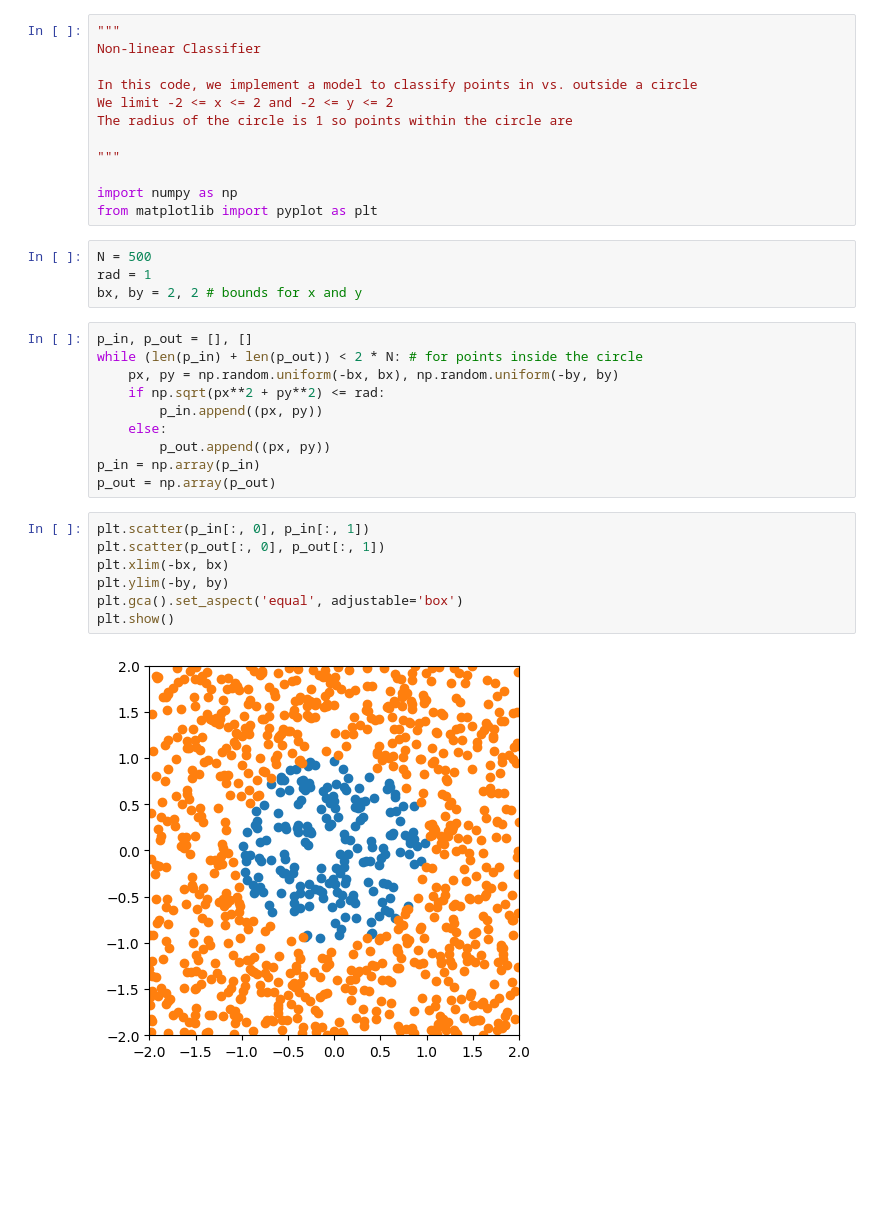
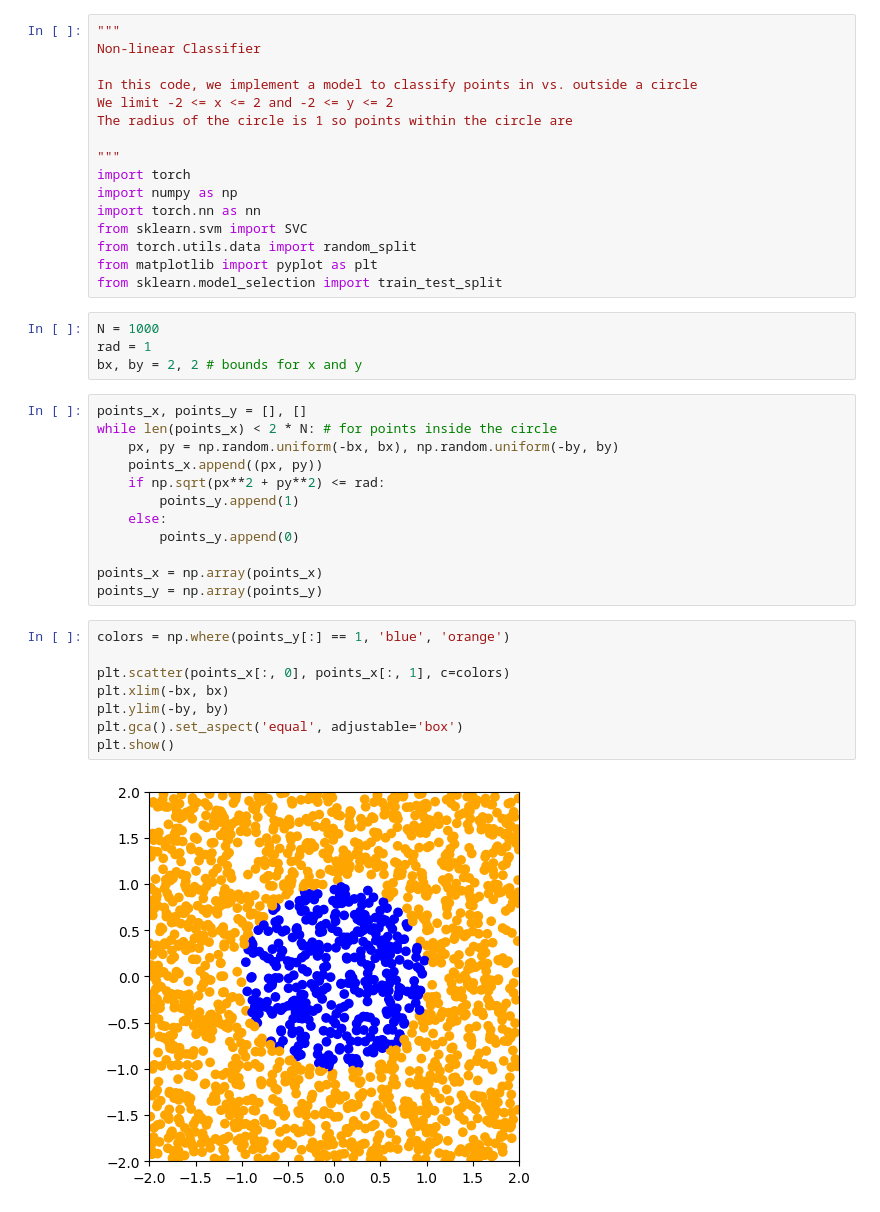
Before and after one commit to gauravd12345/ml_proj, a Jupyter notebook: non_linear_classifier/main.ipynb, the cells around one changed output. Saved outputs shown, nothing was run; the diff lists cells and outputs as text; blank space fills up the shorter version.

```diff
--- a/non_linear_classifier/main.ipynb
+++ b/non_linear_classifier/main.ipynb
@@ -7,29 +7,36 @@ We limit -2 <= x <= 2 and -2 <= y <= 2
 The radius of the circle is 1 so points within the circle are
 
 """
-
+import torch
 import numpy as np
+import torch.nn as nn
+from sklearn.svm import SVC
+from torch.utils.data import random_split
 from matplotlib import pyplot as plt
+from sklearn.model_selection import train_test_split
 # %%
-N = 500
+N = 1000
 rad = 1
 bx, by = 2, 2 # bounds for x and y
 # %%
-p_in, p_out = [], []
-while (len(p_in) + len(p_out)) < 2 * N: # for points inside the circle
+points_x, points_y = [], []
+while len(points_x) < 2 * N: # for points inside the circle
     px, py = np.random.uniform(-bx, bx), np.random.uniform(-by, by)
+    points_x.append((px, py))
     if np.sqrt(px**2 + py**2) <= rad:
-        p_in.append((px, py))
+        points_y.append(1)
     else:
-        p_out.append((px, py))
-p_in = np.array(p_in)
-p_out = np.array(p_out)
+        points_y.append(0)
+
+points_x = np.array(points_x)
+points_y = np.array(points_y)
 # %%
-plt.scatter(p_in[:, 0], p_in[:, 1])
-plt.scatter(p_out[:, 0], p_out[:, 1])
+colors = np.where(points_y[:] == 1, 'blue', 'orange')
+
+plt.scatter(points_x[:, 0], points_x[:, 1], c=colors)
 plt.xlim(-bx, bx)
 plt.ylim(-by, by)
 plt.gca().set_aspect('equal', adjustable='box')
 plt.show()
 # %% [output]
-[figure, old version]
+[figure, new version]
```
Also changed, not shown: parts of 3 cells of this notebook.
